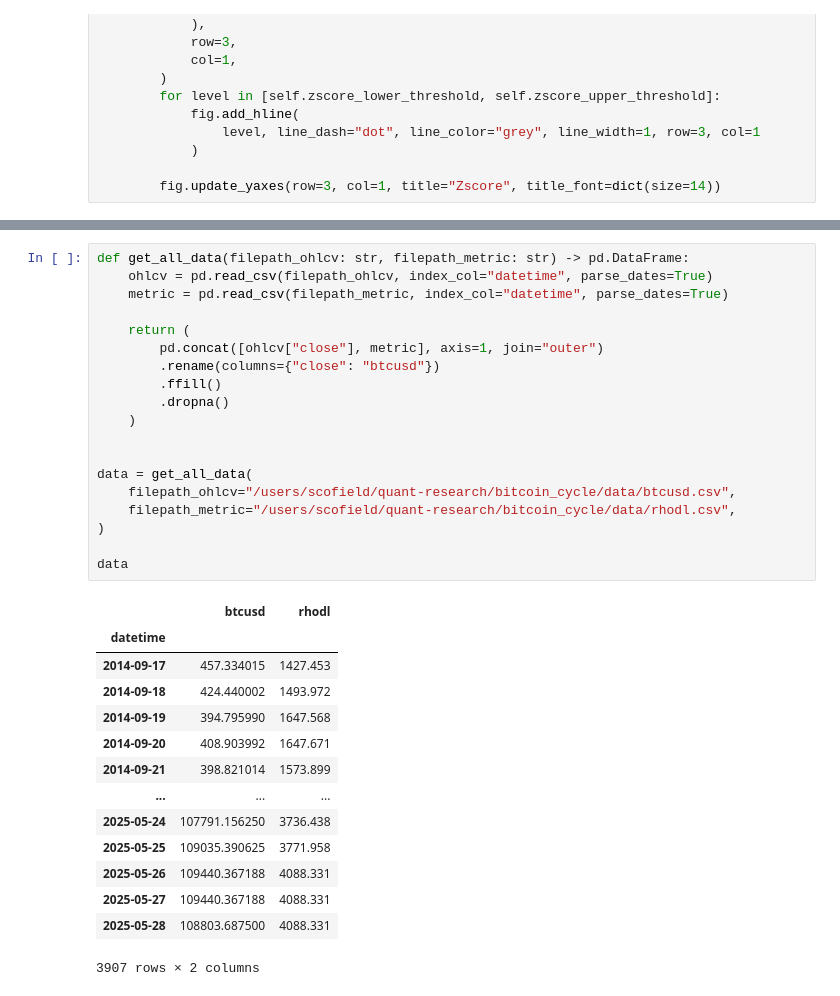
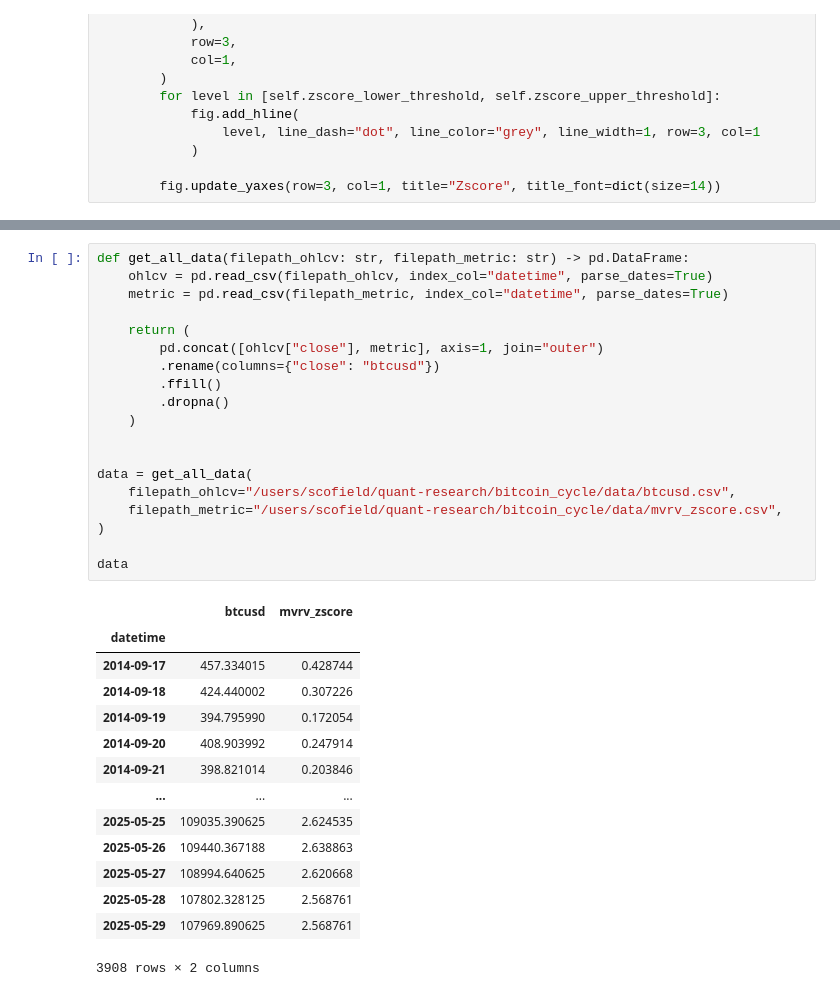
Before and after one commit to scofieldchen/quant-research, a Jupyter notebook: bitcoin_cycle/explore_signal.ipynb, the cells around one changed output, grey strips where cells are left out. Drawn from its saved outputs; the diff is of its cells as text.

Commit message:
研究mvrv zscore

```diff
--- a/bitcoin_cycle/explore_signal.ipynb
+++ b/bitcoin_cycle/explore_signal.ipynb
@@ -180,35 +230,35 @@ class RHODL(Metric):
 # %%
 def get_all_data(filepath_ohlcv: str, filepath_metric: str) -> pd.DataFrame:
     ohlcv = pd.read_csv(filepath_ohlcv, index_col="datetime", parse_dates=True)
     metric = pd.read_csv(filepath_metric, index_col="datetime", parse_dates=True)
 
     return (
         pd.concat([ohlcv["close"], metric], axis=1, join="outer")
         .rename(columns={"close": "btcusd"})
         .ffill()
         .dropna()
     )
 
 
 data = get_all_data(
     filepath_ohlcv="/users/scofield/quant-research/bitcoin_cycle/data/btcusd.csv",
-    filepath_metric="/users/scofield/quant-research/bitcoin_cycle/data/rhodl.csv",
+    filepath_metric="/users/scofield/quant-research/bitcoin_cycle/data/mvrv_zscore.csv",
 )
 
 data
 # %% [output]
-|  | btcusd | rhodl |
+|  | btcusd | mvrv_zscore |
 | datetime |  |  |
-| 2014-09-17 | 457.334015 | 1427.453 |
-| 2014-09-18 | 424.440002 | 1493.972 |
-| 2014-09-19 | 394.795990 | 1647.568 |
-| 2014-09-20 | 408.903992 | 1647.671 |
-| 2014-09-21 | 398.821014 | 1573.899 |
+| 2014-09-17 | 457.334015 | 0.428744 |
+| 2014-09-18 | 424.440002 | 0.307226 |
+| 2014-09-19 | 394.795990 | 0.172054 |
+| 2014-09-20 | 408.903992 | 0.247914 |
+| 2014-09-21 | 398.821014 | 0.203846 |
 | ... | ... | ... |
-| 2025-05-24 | 107791.156250 | 3736.438 |
-| 2025-05-25 | 109035.390625 | 3771.958 |
-| 2025-05-26 | 109440.367188 | 4088.331 |
-| 2025-05-27 | 109440.367188 | 4088.331 |
-| 2025-05-28 | 108803.687500 | 4088.331 |
+| 2025-05-25 | 109035.390625 | 2.624535 |
+| 2025-05-26 | 109440.367188 | 2.638863 |
+| 2025-05-27 | 108994.640625 | 2.620668 |
+| 2025-05-28 | 107802.328125 | 2.568761 |
+| 2025-05-29 | 107969.890625 | 2.568761 |
-3907 rows × 2 columns
+3908 rows × 2 columns
 # %%
```
Also changed, not shown: parts of 4 cells of this notebook, 1 other file.
